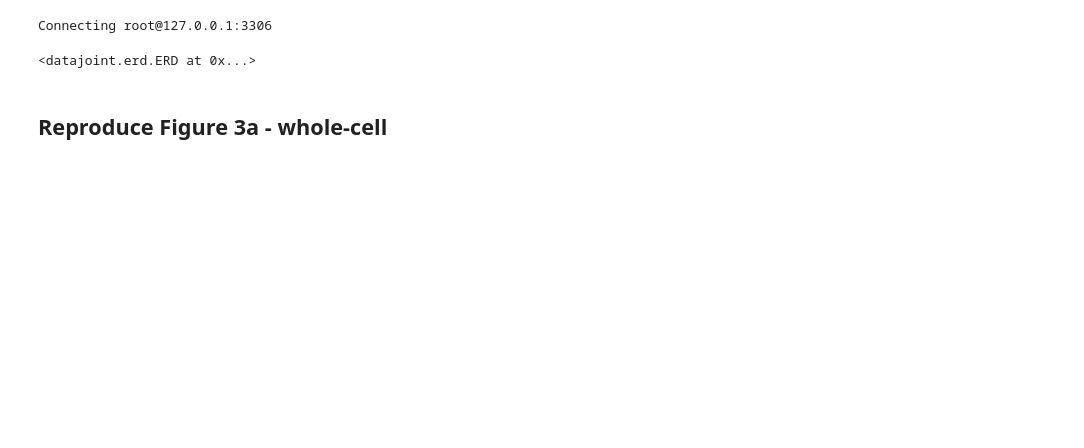
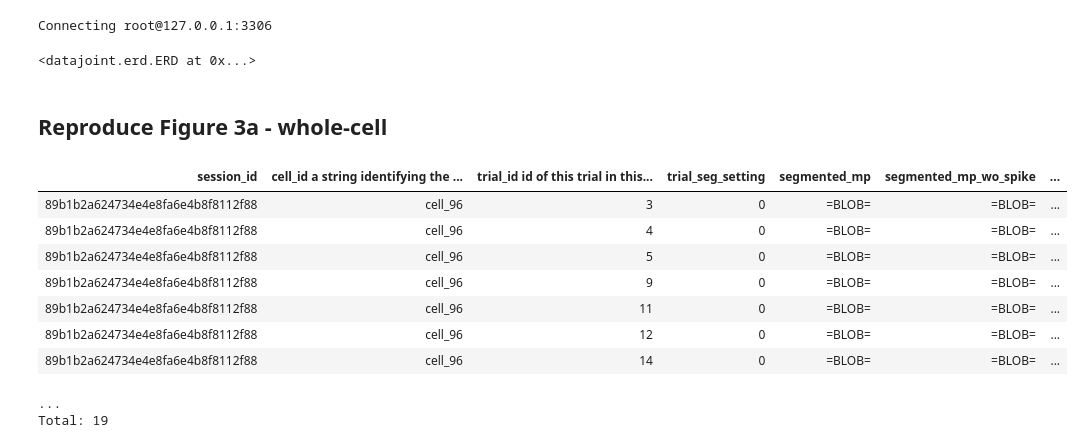
Before and after one commit to vathes/Inagaki-2018, a Jupyter notebook: notebooks/Inagaki-2018-examples.ipynb, the cells around one changed output. Cells and saved outputs as stored; diff of their text form; code cells hidden in the pictures; blank space fills up the shorter version.

```diff
--- a/notebooks/Inagaki-2018-examples.ipynb
+++ b/notebooks/Inagaki-2018-examples.ipynb
@@ -24,5 +24,7 @@ dj.ERD(all_erd)
 # %% [markdown]
 ## Reproduce Figure 3a - whole-cell
 # %%
-seg_param_key = (analysis.TrialSegmentationSetting & {'event': 'delay_start', 'pre_stim_duration': 2, 'post_stim_duration': 3}).fetch1()
+seg_param_key = (analysis.TrialSegmentationSetting & {'event': 'cue_start',
+                                                      'pre_stim_duration': 3,
+                                                      'post_stim_duration': 1}).fetch1()
 # %%
@@ -38,7 +40,7 @@ cells = {f'cell_{c}': {'w_current_injection': ((intracellular.Cell & {'cell_id':
            for c in cell_ids}
 # %%
 for k, v in cells.items():
-    cell_mps[k]['type'] = (acquisition.Session.ExperimentType & v['w_current_injection']).fetch('experiment_type')
+    cells[k]['type'] = (acquisition.Session.ExperimentType & v['w_current_injection']).fetch('experiment_type')
 # %%
 def query_segmented_intracellular(cell_key, trial_key, seg_param_key):
     data_keys = (intracellular.TrialSegmentedMembranePotential & cell_key & seg_param_key &
@@ -49,3 +51,19 @@ def query_segmented_intracellular(cell_key, trial_key, seg_param_key):
              **dict(zip(*(acquisition.TrialSet.RealignedEventTime & k).fetch(
                  'realigned_trial_event', 'realigned_event_time')))}
             for k in data_keys]
+# %%
+cell_key = cells['cell_96']['wo_current_injection']
+tmp = query_segmented_intracellular(cell_key, contra_trials, seg_param_key)
+# %%
+(intracellular.TrialSegmentedMembranePotential & cell_key & seg_param_key) * (acquisition.TrialSet.Trial)
+# %% [output]
+| session_id | cell_id a string identifying the ... | trial_id id of this trial in this... | trial_seg_setting | segmented_mp | segmented_mp_wo_spike | ... |
+| 89b1b2a624734e4e8fa6e4b8f8112f88 | cell_96 | 3 | 0 | =BLOB= | =BLOB= | ... |
+| 89b1b2a624734e4e8fa6e4b8f8112f88 | cell_96 | 4 | 0 | =BLOB= | =BLOB= | ... |
+| 89b1b2a624734e4e8fa6e4b8f8112f88 | cell_96 | 5 | 0 | =BLOB= | =BLOB= | ... |
+| 89b1b2a624734e4e8fa6e4b8f8112f88 | cell_96 | 9 | 0 | =BLOB= | =BLOB= | ... |
+| 89b1b2a624734e4e8fa6e4b8f8112f88 | cell_96 | 11 | 0 | =BLOB= | =BLOB= | ... |
+| 89b1b2a624734e4e8fa6e4b8f8112f88 | cell_96 | 12 | 0 | =BLOB= | =BLOB= | ... |
+| 89b1b2a624734e4e8fa6e4b8f8112f88 | cell_96 | 14 | 0 | =BLOB= | =BLOB= | ... |
+...
+Total: 19
```
Also changed, not shown: parts of 5 cells of this notebook.
